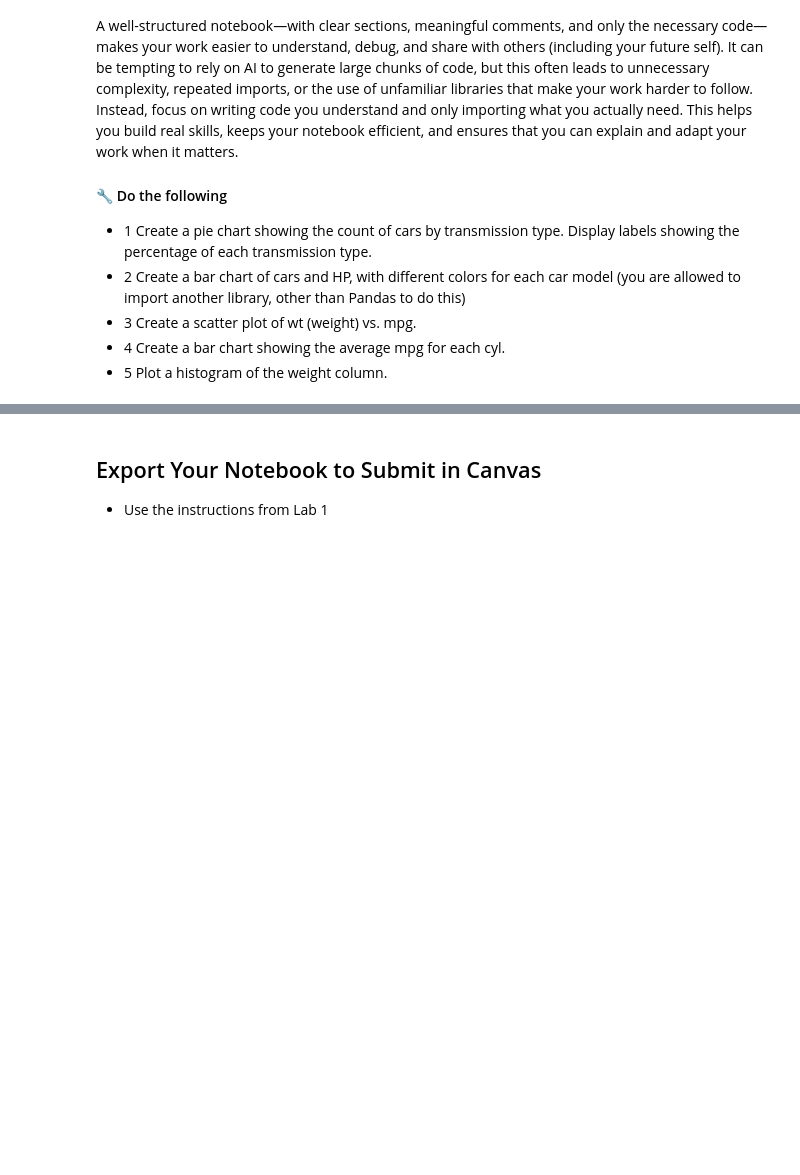
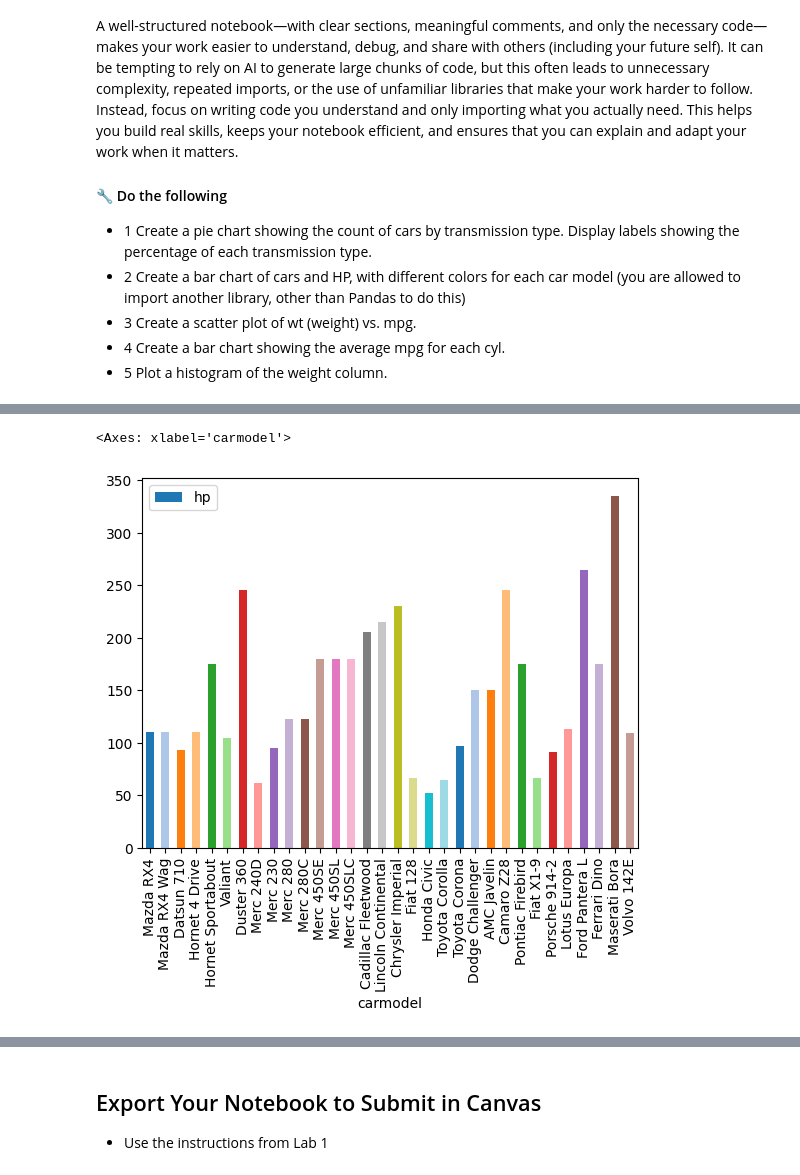
Before and after one commit to kkimhw0104/4487Fall2026, a Jupyter notebook: Labs/lab_03_visualization_intro.ipynb, the cells around one changed output, grey strips where cells are left out. Drawn from its saved outputs; the diff is of its cells as text; code cells hidden in the pictures; blank space fills up the shorter version.

```diff
--- a/Labs/lab_03_visualization_intro.ipynb
+++ b/Labs/lab_03_visualization_intro.ipynb
@@ -131,2 +194,9 @@ When working in Jupyter notebooks, it’s important to keep your code clean, org
+# %%
+#Bar chart 🔧
+import matplotlib.pyplot as plt
+df.plot(x='carmodel',y='hp',kind='bar',color=plt.cm.tab20.colors)
+# %% [output]
+<Axes: xlabel='carmodel'>
+[figure, added]
 # %%
 #Scatter plot 🔧
```
Also changed, not shown: parts of 14 cells of this notebook.
